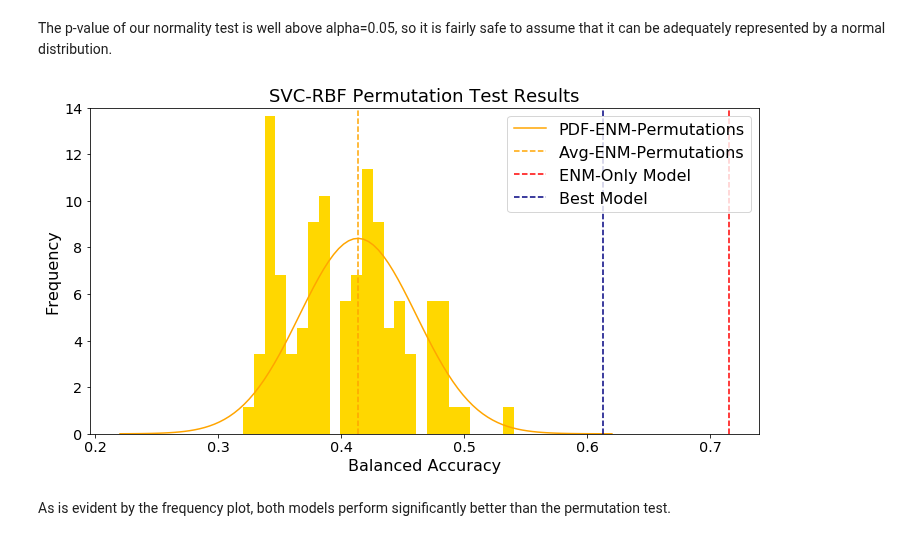
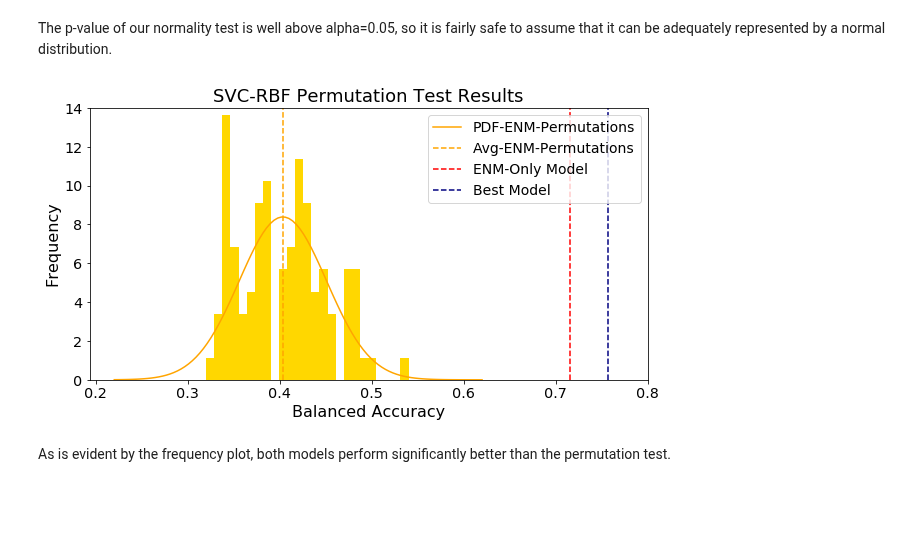
Before and after one commit to LukaThorn/ml-weight-fraction, a Jupyter notebook: modelpipeline.ipynb, the cells around one changed output. Drawn from its saved outputs; the diff is of its cells as text; code cells hidden in the pictures; blank space fills up the shorter version.

Commit message:
Rerun cells with new data frames

```diff
--- a/modelpipeline.ipynb
+++ b/modelpipeline.ipynb
@@ -1068,7 +1130,7 @@ model_params = {'classifier': 'svc',
                 'param_grid': {'estimator__C': np.logspace(-1,7,9),
                                'estimator__gamma': np.logspace(-7,1,9)}
                }
-results_svc.iloc[4,5:7] = blt.multi_trials(num_trials=50,
+results_svc.iloc[4,5:7] = blt.multi_trials(num_trials=30,
                                            print_results=True,
                                            model_params=model_params)
 # %% [output]
@@ -1184,13 +1247,14 @@ Numer of trials:  50
 # %%
-# 1:50 ENM:Organics ratio
+# 1:100 ENM:Organics ratio
 model_params = {'classifier': 'svc',
                 'aug_type': 'sup_match',
-                'k': 50,
+                'k': 100,
                 'feat_data': X_enm,
                 'bin_data': bin_enm,
                 'use_balanced_accu': True,
                 'param_grid': {'estimator__C': np.logspace(-1,7,9),
                                'estimator__gamma': np.logspace(-7,1,9)}
                }
-results_svc.iloc[9,5:7] = blt.multi_trials(num_trials=50,
+results_svc.iloc[10,5:7] = blt.multi_trials(num_trials=20,
+                                            print_results=True,
                                             model_params=model_params)
@@ -1203,13 +1260,0 @@ Numer of trials:  50
-# %%
-# 1:100 ENM:Organics ratio
-model_params = {'classifier': 'svc',
-                'aug_type': 'sup_match',
-                'k': 100,
-                'feat_data': X_enm,
-                'bin_data': bin_enm,
-                'use_balanced_accu': True,
-                'param_grid': {'estimator__C': np.logspace(-1,7,9),
-                               'estimator__gamma': np.logspace(-7,1,9)}
-               }
-results_svc.iloc[10,5:7] = blt.multi_trials(num_trials=50,
-                                            model_params=model_params)
@@ -1798,43 +1897,44 @@ normaltest(results_permute)
 NormaltestResult(statistic=3.5539831224682628, pvalue=0.16914624872107303)
 # %% [markdown]
 The p-value of our normality test is well above alpha=0.05, so it is fairly safe to assume that it can be adequately represented by a normal distribution.
+# %%
+# Get average balanced accuracy for models of interest
+mu = results_svc.loc[results_svc['ENM-Organics-Ratio']=='1:0',
+                     'Avg-Random-Augment'].values
+mu_permute = results_svc.loc[results_svc['ENM-Organics-Ratio']=='1:0*',
+                             'Avg-Random-Augment'].values
+#mu_match = results_svc.iloc[results_svc['Avg-Supervised-Match'].idxmax(), 5]
+mu_match = 0.757000
 # %%
 # Plot permutation test results
 import numpy as np
 from scipy.stats import norm
 import matplotlib.pyplot as plt
-
-# Get average balanced accuracy for models of interest
-mu = results_svc.loc[results_svc['ENM-Organics-Ratio']=='1:0',
-                     'Avg-Random-Augment'].values
-mu_permute = results_svc.loc[results_svc['ENM-Organics-Ratio']=='1:0*',
-                             'Avg-Random-Augment'].values
-mu_match = results_svc.iloc[results_svc['Avg-Supervised-Match'].idxmax(), 5]
 
 # Plot histogram
 plt.hist(results_permute, bins=25, density=True, facecolor='gold')
 # Normal distribution
 std_permute = norm.fit(results_permute)[1]
 xmin, xmax = 0.22, 0.62
 x = np.linspace(xmin, xmax, 100)
 # Plot PDF
-plt.plot(x, norm.pdf(x, mu_permute, std_permute),
-         color='orange',
+plt.plot(x, norm.pdf(x, mu_permute, std_permute), color='orange',
          label='PDF-ENM-Permutations')
 plt.axvline(mu_permute, ls='--', c='orange', label='Avg-ENM-Permutations')
 plt.axvline(mu, ls='--', c='red', label='ENM-Only Model')
 plt.axvline(mu_match, ls='--', color='navy', label='Best Model')
 plt.title("SVC-RBF Permutation Test Results", fontsize=18)
+plt.xlim(right=0.8)
 plt.ylim(top=14)
 plt.xlabel("Balanced Accuracy", size=16)
 plt.ylabel("Frequency", size=16)
-plt.legend(loc=1, fontsize=16)
+plt.legend(loc=1, fontsize=14)
 fig = matplotlib.pyplot.gcf()
-fig.set_size_inches(12, 6)
+fig.set_size_inches(10, 5)
 fig.savefig('./figs/permutation_test.png')
 plt.show()
 # %% [output]
-[figure, old version]
+[figure, new version]
 # %% [markdown]
 As is evident by the frequency plot, both models perform significantly better than the permutation test.
 # %%
```
Also changed, not shown: parts of 71 cells of this notebook.
